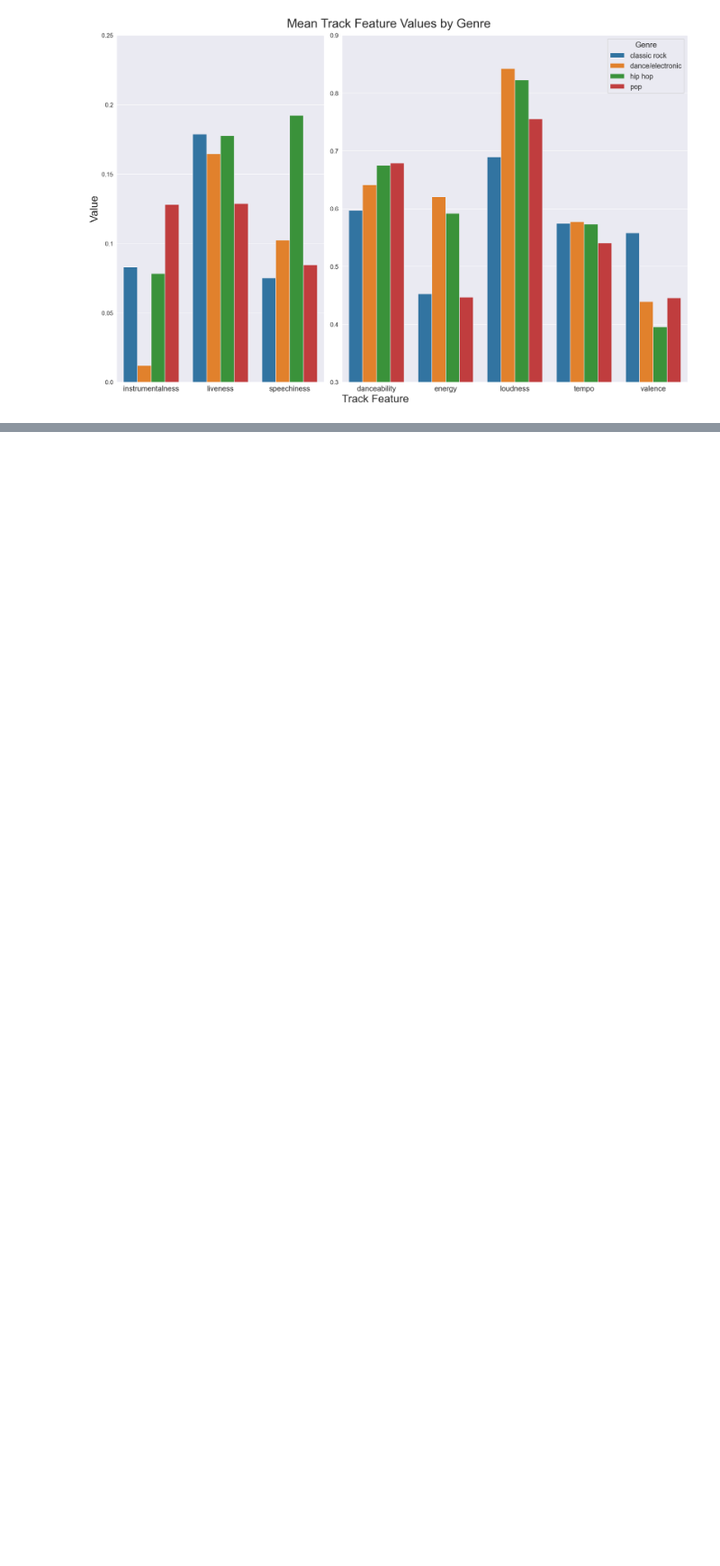
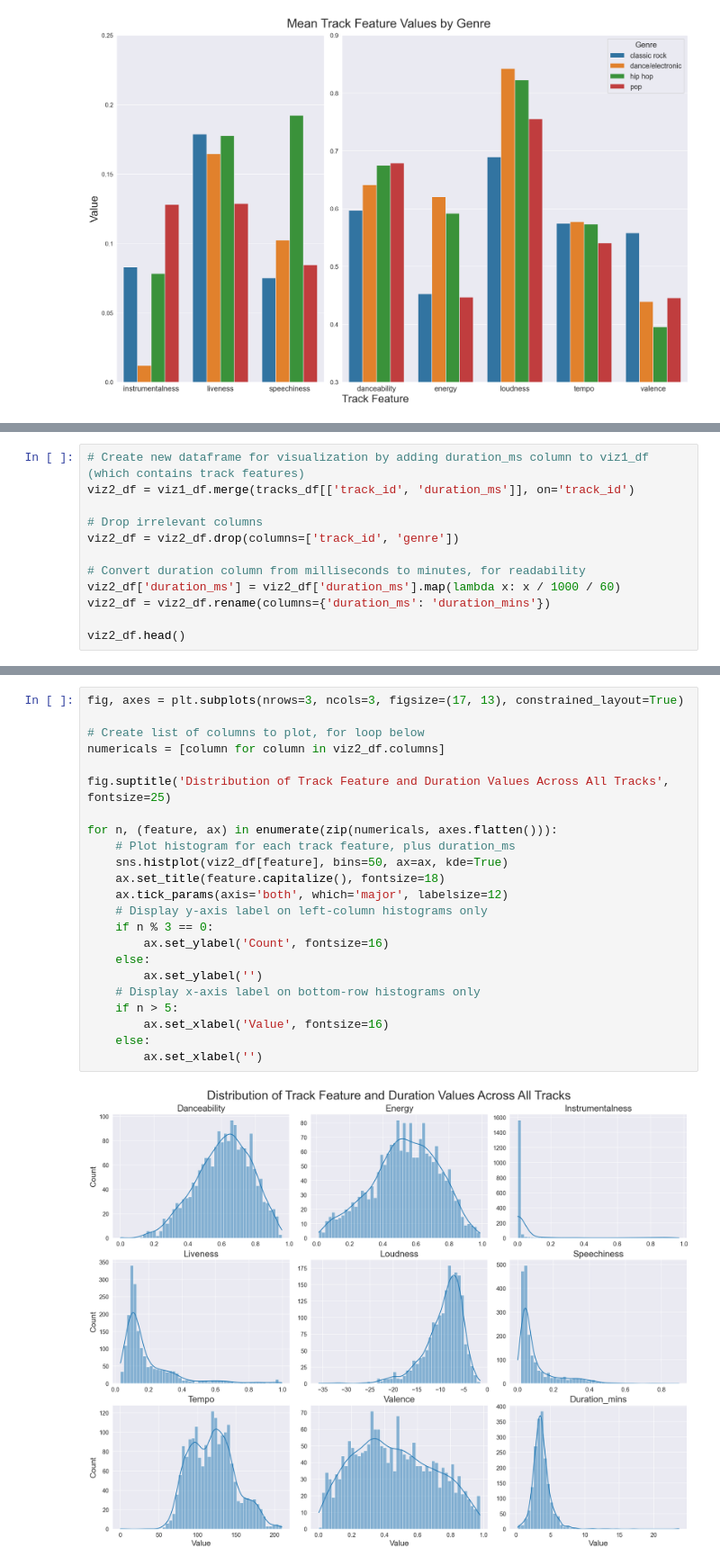
Before and after one commit to rjpost20/Onramp-Project, a Jupyter notebook: Project-Notebook.ipynb, the cells around one changed output, grey strips where cells are left out. Shown at 90% size. Saved outputs shown, nothing was run; the diff lists cells and outputs as text; blank space fills up the shorter version.

```diff
--- a/Project-Notebook.ipynb
+++ b/Project-Notebook.ipynb
@@ -1490,0 +1609,12 @@ ax2.legend(title='Genre', title_fontsize=16, fontsize='x-large');
+# %%
+# Create new dataframe for visualization by adding duration_ms column to viz1_df (which contains track features)
+viz2_df = viz1_df.merge(tracks_df[['track_id', 'duration_ms']], on='track_id')
+
+# Drop irrelevant columns
+viz2_df = viz2_df.drop(columns=['track_id', 'genre'])
+
+# Convert duration column from milliseconds to minutes, for readability
+viz2_df['duration_ms'] = viz2_df['duration_ms'].map(lambda x: x / 1000 / 60)
+viz2_df = viz2_df.rename(columns={'duration_ms': 'duration_mins'})
+
+viz2_df.head()
@@ -1490,0 +1628,25 @@ ax2.legend(title='Genre', title_fontsize=16, fontsize='x-large');
+# %%
+fig, axes = plt.subplots(nrows=3, ncols=3, figsize=(17, 13), constrained_layout=True)
+
+# Create list of columns to plot, for loop below
+numericals = [column for column in viz2_df.columns]
+
+fig.suptitle('Distribution of Track Feature and Duration Values Across All Tracks', fontsize=25)
+
+for n, (feature, ax) in enumerate(zip(numericals, axes.flatten())):
+    # Plot histogram for each track feature, plus duration_ms
+    sns.histplot(viz2_df[feature], bins=50, ax=ax, kde=True)
+    ax.set_title(feature.capitalize(), fontsize=18)
+    ax.tick_params(axis='both', which='major', labelsize=12)
+    # Display y-axis label on left-column histograms only
+    if n % 3 == 0:
+        ax.set_ylabel('Count', fontsize=16)
+    else:
+        ax.set_ylabel('')
+    # Display x-axis label on bottom-row histograms only
+    if n > 5:
+        ax.set_xlabel('Value', fontsize=16)
+    else:
+        ax.set_xlabel('')
+# %% [output]
+[figure, added]
```
Also changed, not shown: parts of 75 cells of this notebook.
